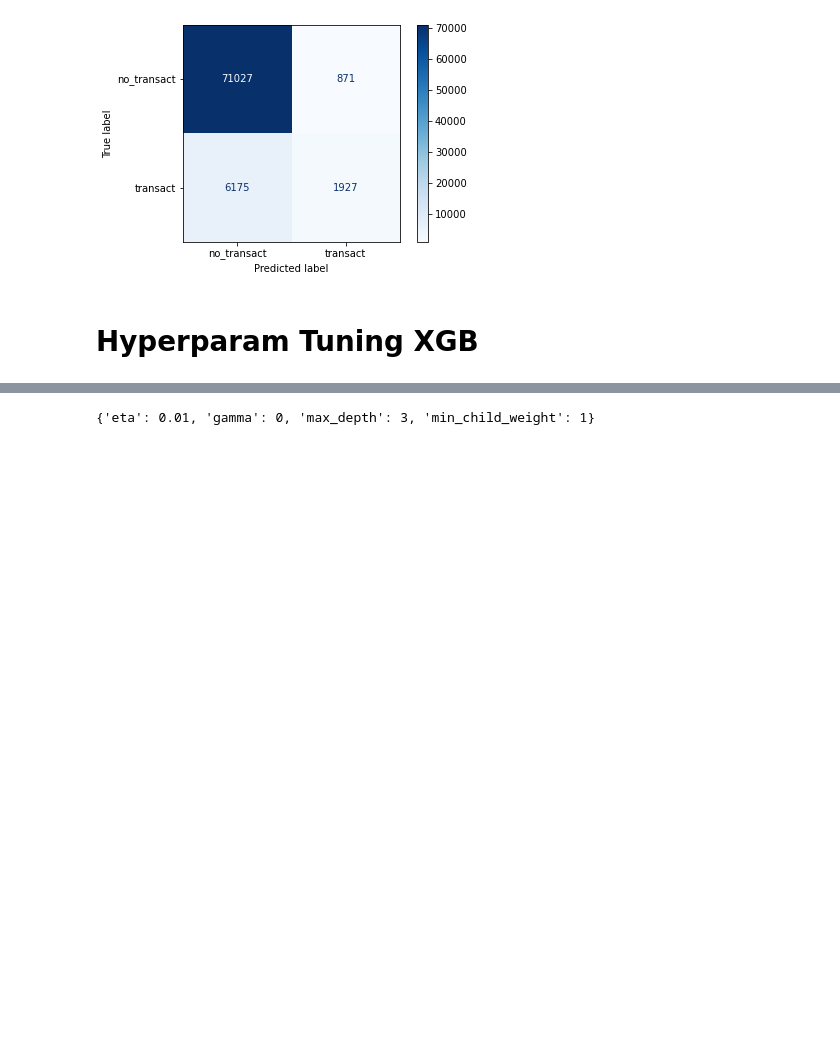
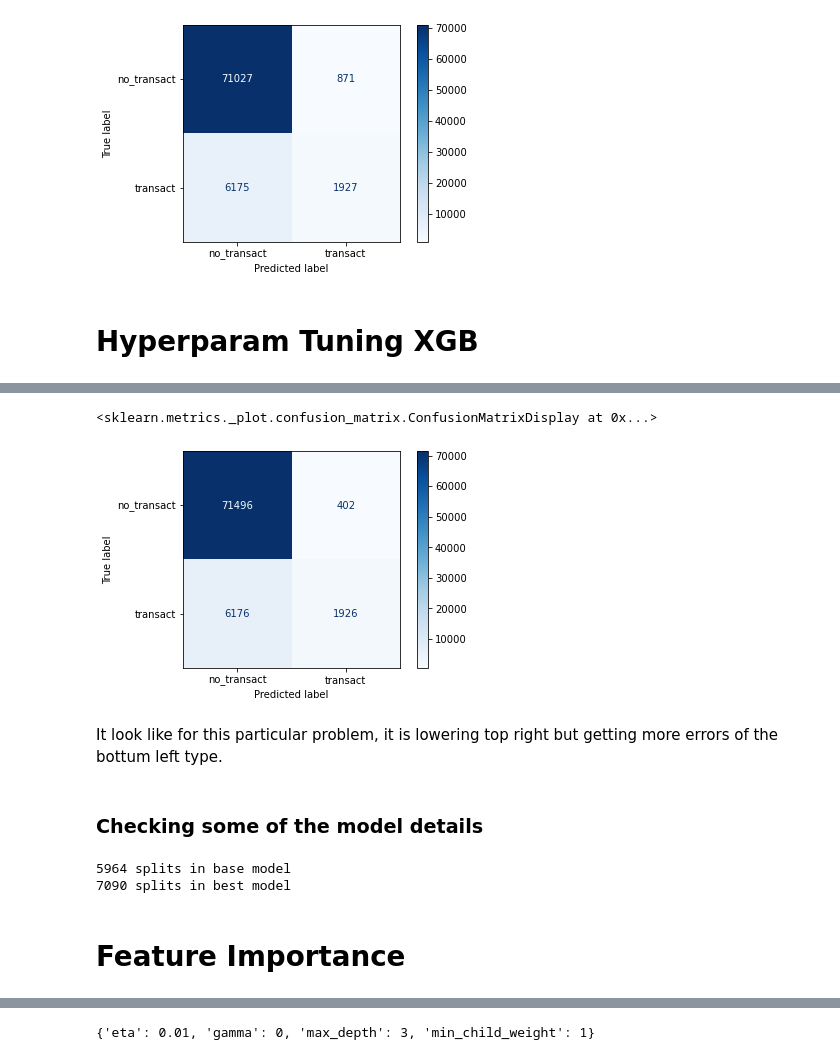
Before and after one commit to Data-drone/ray_experiments, a Jupyter notebook: Fitting_XGB.ipynb, the cells around one changed output, grey strips where cells are left out. Saved outputs shown, nothing was run; the diff lists cells and outputs as text; code cells hidden in the pictures; blank space fills up the shorter version.

Commit message:
adding in feature importance and sorting comparing between ray tune suggestions and stock

```diff
--- a/Fitting_XGB.ipynb
+++ b/Fitting_XGB.ipynb
@@ -93,0 +129,15 @@ params['verbose']
+# %%
+scheduler = ASHAScheduler(
+        max_t=50,  # 10 training iterations
+        grace_period=1,
+        reduction_factor=2)
+# %%
+analysis = tune.run(
+        train_santander,
+        metric="eval-auc",
+        mode="max",
+        # You can add "gpu": 0.1 to allocate GPUs
+        resources_per_trial={"cpu": 8, "gpu": 0.5},
+        config=search_space,
+        num_samples=30,
+        scheduler=scheduler)
@@ -93,0 +240,3 @@ params['verbose']
+# %%
+type(analysis)
+best_parameters = analysis.get_best_config()
@@ -93,0 +248,8 @@ params['verbose']
+# %%
+# train best param model
+best_model = XGBClassifier(**best_parameters)
+
+best_model.fit(X_train, y_train,
+          eval_set=[(X_train, y_train), (X_test, y_test)],
+          eval_metric='auc',
+          verbose=False)
@@ -93,0 +272,33 @@ params['verbose']
+# %%
+class_names = ['no_transact', 'transact']
+plot_confusion_matrix(best_model, X_test, y_test,
+                     display_labels=class_names,
+                     cmap=plt.cm.Blues)
+# %% [output]
+<sklearn.metrics._plot.confusion_matrix.ConfusionMatrixDisplay at 0x...>
+[figure, added]
+# %% [markdown]
+It look like for this particular problem, it is lowering top right but getting more errors of the bottum left type.
+# %% [markdown]
+### Checking some of the model details
+# %%
+trees_strings = model._Booster.get_dump(dump_format='text')
+total_splits = 0
+for tree_string in trees_strings:
+    n_nodes = len(tree_string.split('\n')) - 1
+    n_leaves = tree_string.count('leaf')
+    total_splits += n_nodes - n_leaves
+print("{0} splits in base model".format(total_splits))
+
+trees_strings = best_model._Booster.get_dump(dump_format='text')
+total_splits = 0
+for tree_string in trees_strings:
+    n_nodes = len(tree_string.split('\n')) - 1
+    n_leaves = tree_string.count('leaf')
+    total_splits += n_nodes - n_leaves
+print("{0} splits in best model".format(total_splits))
+# %% [output]
+5964 splits in base model
+7090 splits in best model
+# %% [markdown]
+# Feature Importance
```
Also changed, not shown: parts of 29 cells of this notebook, 1 other file.
